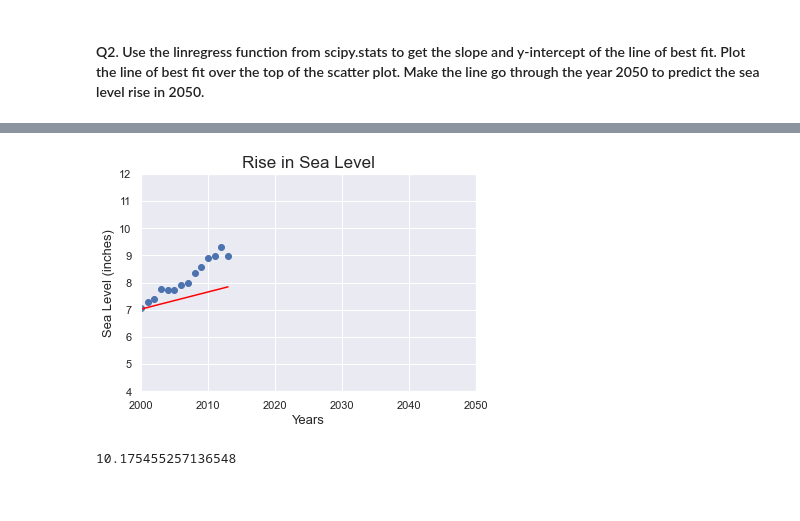
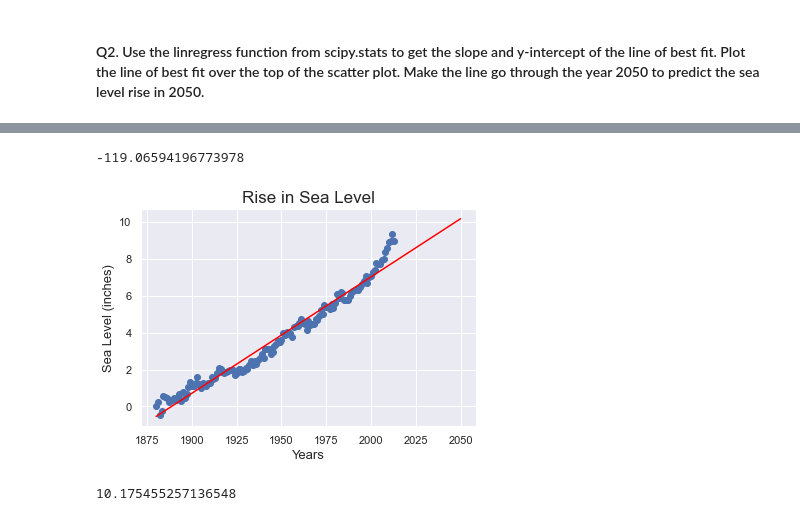
Before and after one commit to originalugo/Free_Code_Camp-Projects, a Jupyter notebook: Project_6 - Sea level predictor.ipynb, the cells around one changed output, grey strips where cells are left out. Saved outputs shown, nothing was run; the diff lists cells and outputs as text; code cells hidden in the pictures.

```diff
--- a/Project_6 - Sea level predictor.ipynb
+++ b/Project_6 - Sea level predictor.ipynb
@@ -61,4 +62,4 @@ plt.scatter(x, y)
 #### Q2. Use the linregress function from scipy.stats to get the slope and y-intercept of the line of best fit. Plot the line of best fit over the top of the scatter plot. Make the line go through the year 2050 to predict the sea level rise in 2050.
 # %%
 from scipy.stats import  linregress as lr
-slope, intercept, r_value, p_value, std_err = lr(x,y)
+reg_1 = lr(x,y)
@@ -75,23 +66,28 @@ plt.scatter(x, y)
+# %%
+reg_1.intercept
+# %% [output]
+-119.06594196773978
 # %%
+# I created a series for the years to include the year 2050
+x_pred = pd.Series([i for i in range(1880, 2051)])
+
 # the regression line will be given by
-y_hat = intercept + slope*x
+y_hat = reg_1.intercept + reg_1.slope*x_pred
+
 
 plt.scatter(x,y)
-plt.plot(x,y_hat, color='red')
+plt.plot(x_pred,y_hat, color='red')
 
 #plt.text(1920, 4, 'y=mx +c', fontsize= 10)
 
 # The x label should be "Year", the y label should be "Sea Level (inches)",
 # and the title should be "Rise in Sea Level".
 plt.xlabel('Years', fontsize=13)
 plt.ylabel('Sea Level (inches)', fontsize=13)
 plt.title('Rise in Sea Level', fontsize=17)
 
-# adjusting the axes to fit in 2050
-plt.xlim([2000, 2050])
-plt.ylim([4, 12])
 
 plt.show()
 # %% [output]
-[figure, old version]
+[figure, new version]
 # %%
```
Also changed, not shown: parts of 6 cells of this notebook.
